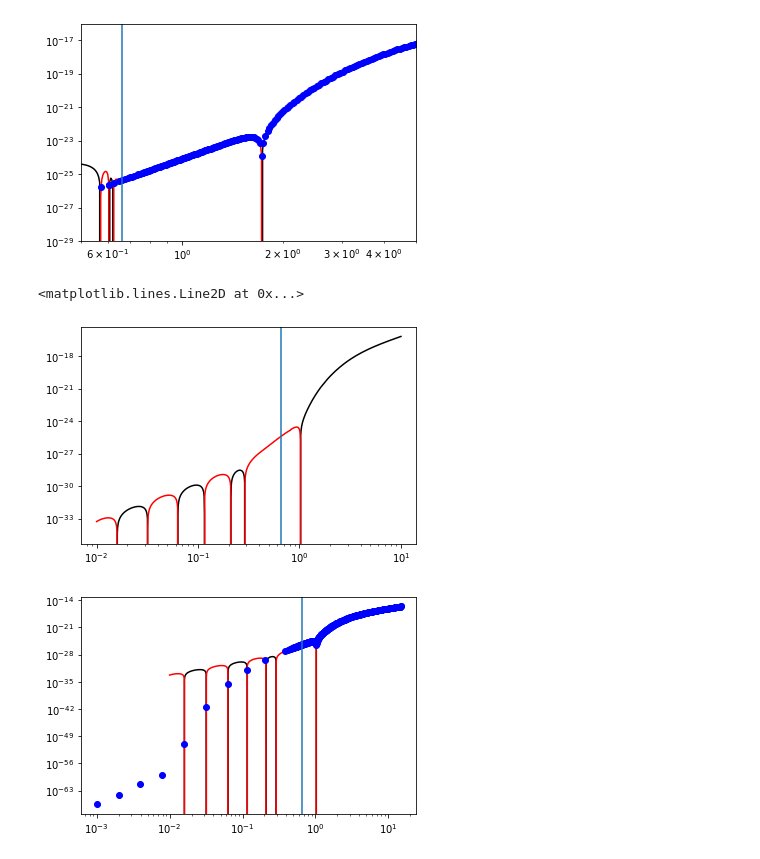
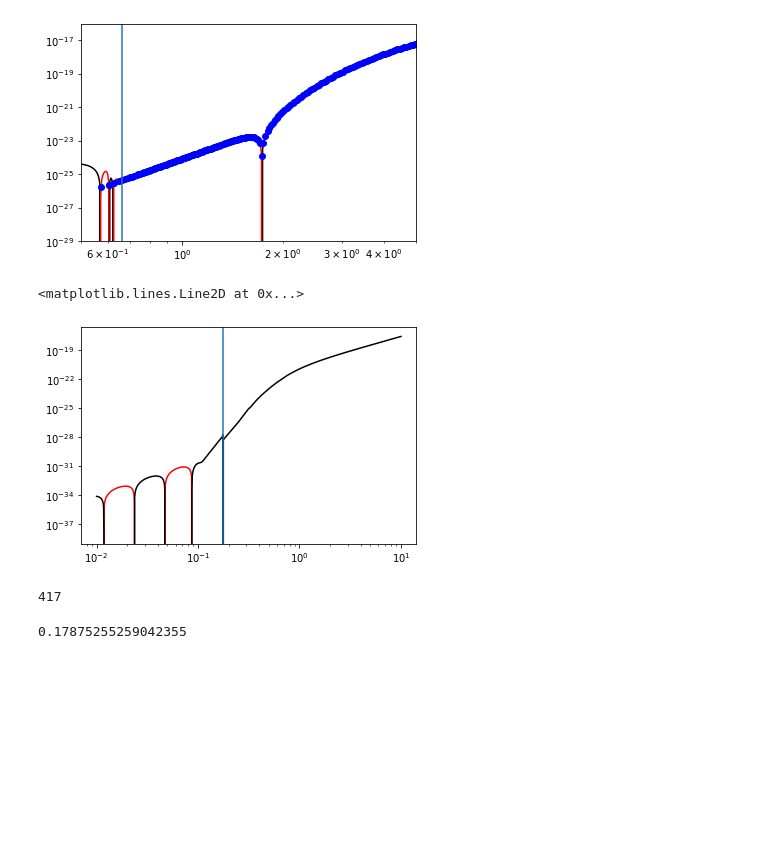
Before and after one commit to nuLABatUSD/BBN_models, a Jupyter notebook: dqdt_fit.ipynb, the cells around one changed output. Cells and saved outputs as stored; diff of their text form; code cells hidden in the pictures; blank space fills up the shorter version.

```diff
--- a/dqdt_fit.ipynb
+++ b/dqdt_fit.ipynb
@@ -36,23 +50,14 @@ plt.ylim(1e-29, 1e-16)
 (1e-29, 1e-16)
 [figure]
 # %%
-npz_data2 = np.load("../RMFK_BBN_Results/processed-mass-300-life-0.070.npz")
+npz_data2 = np.load("../RMFK_BBN_Results/processed-mass-300-life-1.846.npz")
 T2 = npz_data2['T']
 dqdt2 = npz_data2['dQdt']
 T_fit_dqdt2 = CubicSpline(T2[::-1], dqdt2[::-1])
 plt.figure()
+plt.loglog(TT, -T_fit_dqdt2(TT), color='r')
 plt.loglog(TT, T_fit_dqdt2(TT), color='k')
-plt.loglog(TT, -T_fit_dqdt2(TT), color='r')
-plt.axvline(0.6635)
-
-
-TT = np.logspace(-2,1,1000)
-plt.figure()
-plt.loglog(TT, T_fit_dqdt2(TT), color='k')
-plt.loglog(TT, -T_fit_dqdt2(TT), color='r')
-plt.loglog(T2, np.abs(dqdt2), 'bo')
-plt.axvline(0.6635)
+plt.axvline(0.178)
 # %% [output]
 <matplotlib.lines.Line2D at 0x...>
-[figure, old version]
+[figure, new version]
-[figure, removed]
@@ -58,0 +67,8 @@ plt.axvline(0.6635)
+# %%
+q1[-1]
+# %% [output]
+417
+# %%
+TT[417]
+# %% [output]
+0.17875255259042355
```
Also changed, not shown: parts of 6 cells of this notebook.
